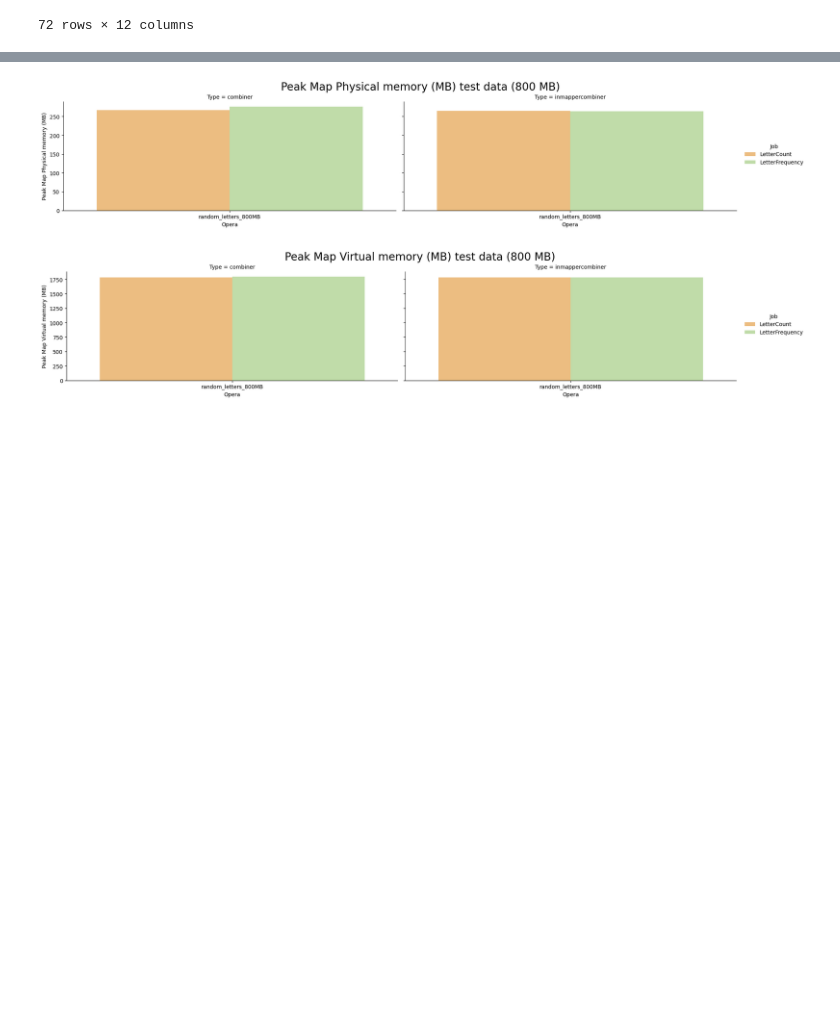
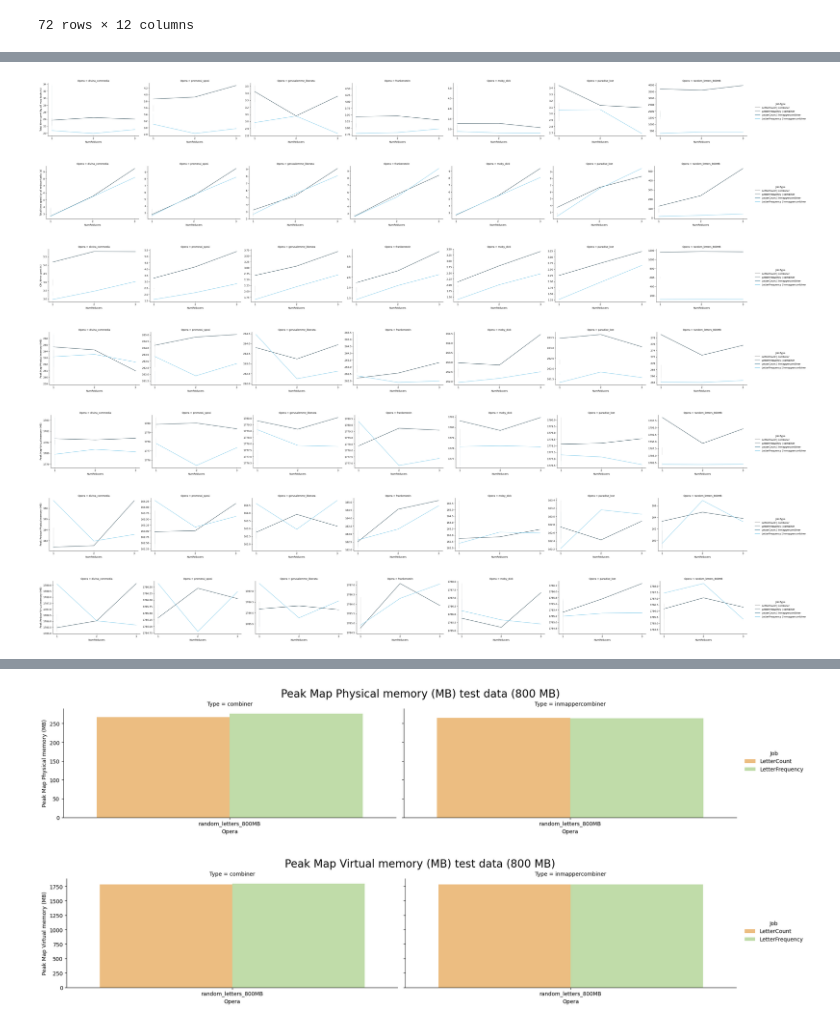
Before and after one commit to NamaWho/hadoop-letter-frequency, a Jupyter notebook: notebooks/performance_analysis.ipynb, the cells around one changed output, grey strips where cells are left out. Saved outputs shown, nothing was run; the diff lists cells and outputs as text; code cells hidden in the pictures; blank space fills up the shorter version.

```diff
--- a/notebooks/performance_analysis.ipynb
+++ b/notebooks/performance_analysis.ipynb
@@ -775,0 +575,2 @@ for col in mem:
+# %%
+df = pd.concat([df_concat, test_df], ignore_index=True)
@@ -775,0 +579,2 @@ for col in mem:
+# %%
+df['Job-Type'] = df['Job'] + ' | ' + df['Type']
@@ -775,0 +590,2 @@ for col in mem:
+# %%
+df.drop(columns=['Job', 'Type'], inplace=True)
@@ -775,0 +607,46 @@ for col in mem:
+# %%
+cols = ['Total time spent by all map tasks (s)', 'Total time spent by all reduce tasks (s)', 'CPU time spent (s)', 'Peak Map Physical memory (MB)', 'Peak Map Virtual memory (MB)', 'Peak Reduce Physical memory (MB)', 'Peak Reduce Virtual memory (MB)']
+# %%
+# Get unique integer values of 'NumReducers'
+unique_values = df['NumReducers'].unique()
+
+# Plot each parameter in a separate subplot
+for col in cols:
+    g = sns.relplot(data=df,
+                x='NumReducers',
+                col='Opera',
+                col_wrap=4,
+                kind='line',
+                height=4,
+                aspect=1.5,
+                facet_kws={'sharey': False, 'sharex': False},
+                palette='dark:skyblue')
+
+    # Iterate over each subplot
+    for i, ax in enumerate(g.axes.flat):
+        # Plot only if there are more columns to plot
+        if i < len(cols):
+            sns.lineplot(data=df,
+                        x='NumReducers',
+                        y=cols[i],
+                        hue='Job-Type',
+                        ax=ax,
+                        palette='dark:skyblue')
+
+            # Set xticks and x-axis label only for the last row
+            if i // 4 == (len(cols) - 1) // 4:
+                ax.set(xticks=unique_values)
+                ax.set_xlabel('NumReducers')
+            else:
+                ax.set(xticks=[], xlabel=None)
+
+
+plt.show()
+# %% [output]
+[figure, added]
+[figure, added]
+[figure, added]
+[figure, added]
+[figure, added]
+[figure, added]
+[figure, added]
```
Also changed, not shown: parts of 32 cells of this notebook, 7 other files.
